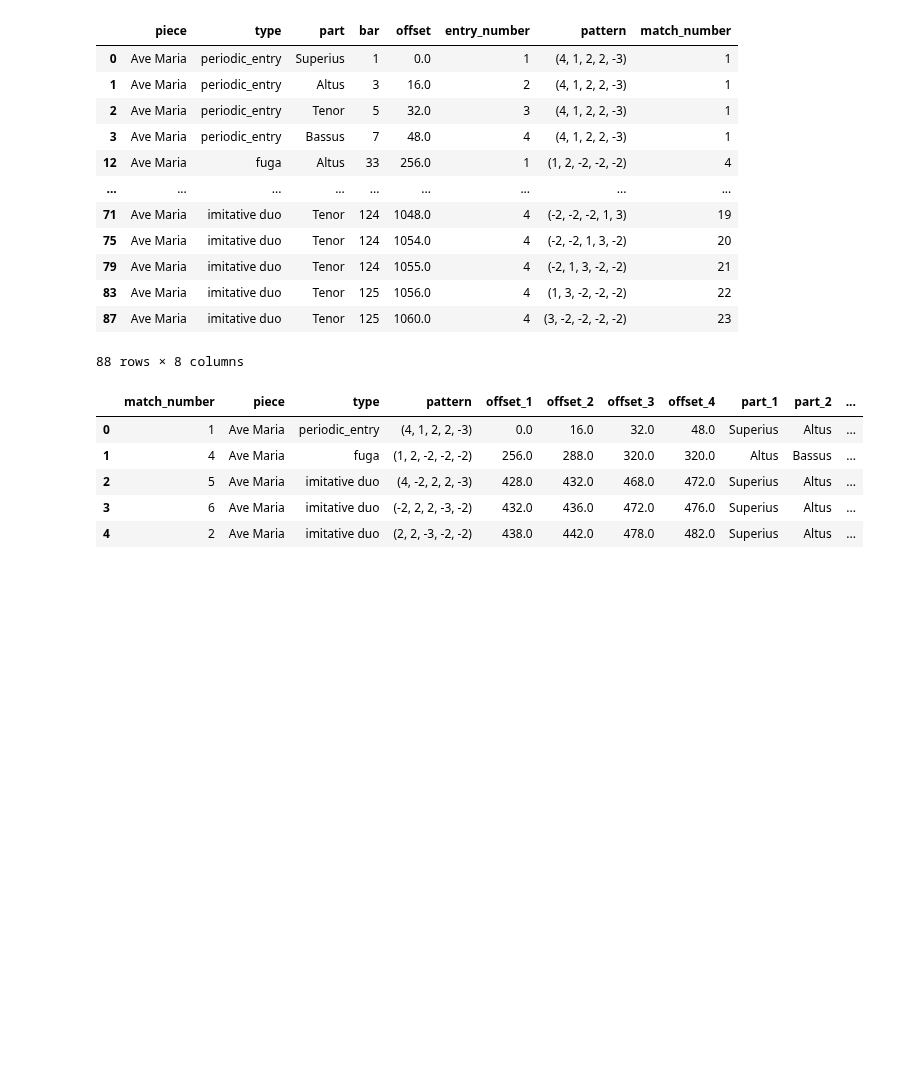
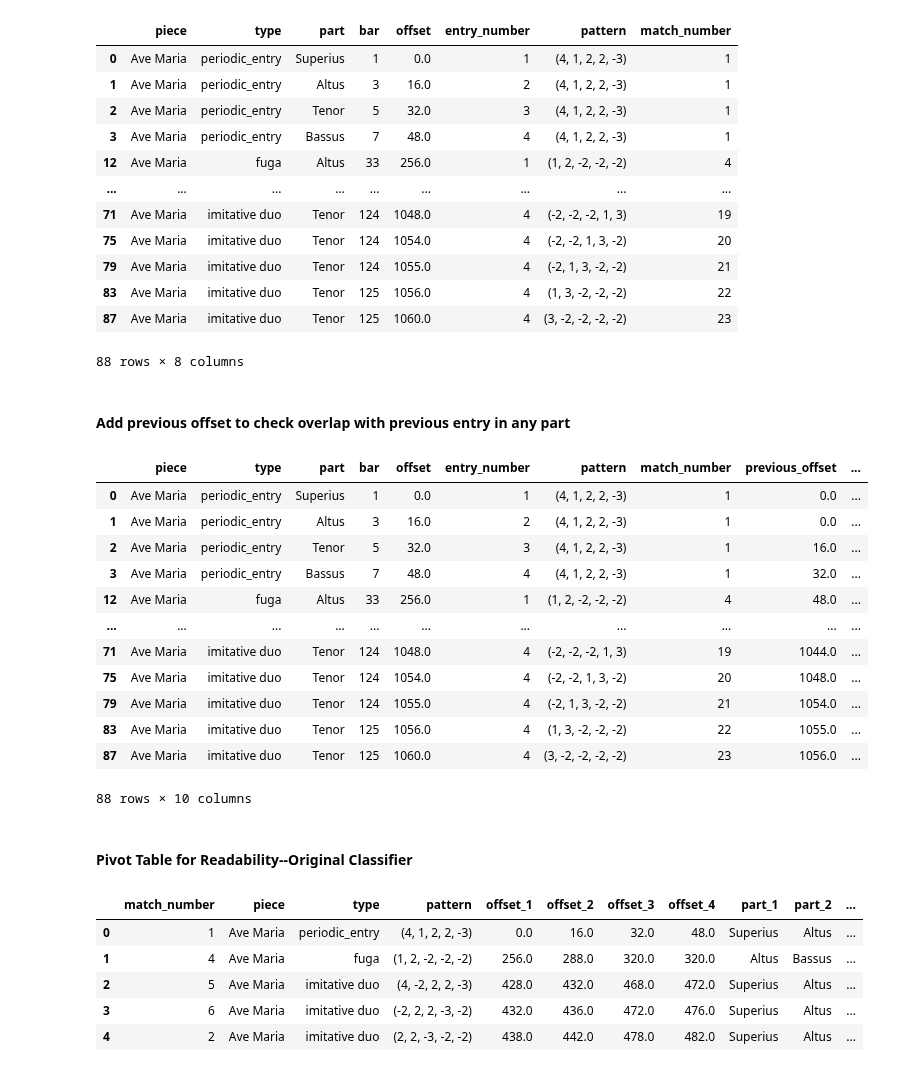
Before and after one commit to RichardFreedman/CRIM-notebooks, a Jupyter notebook: CRIM/CRIM_intervals_nb_1_8_21_dev.ipynb, the cells around one changed output. Cells and saved outputs as stored; diff of their text form; code cells hidden in the pictures; blank space fills up the shorter version.

Commit message:
Clean code improve classifier

```diff
--- a/CRIM/CRIM_intervals_nb_1_8_21_dev.ipynb
+++ b/CRIM/CRIM_intervals_nb_1_8_21_dev.ipynb
@@ -360,8 +359,8 @@ def classified_matches_to_pandas(matches):
 # %%
-df = classified_matches_to_pandas(cm)
+classified = classified_matches_to_pandas(cm)
 pd.set_option('display.max_rows', 50)
-df_sorted = df.sort_values("offset")
-df_sorted
+classified = classified.sort_values("offset")
+classified
 # %% [output]
 |  | piece | type | part | bar | offset | entry_number | pattern | match_number |
 | 0 | Ave Maria | periodic_entry | Superius | 1 | 0.0 | 1 | (4, 1, 2, 2, -3) | 1 |
@@ -376,4 +375,26 @@ df_sorted
 | 83 | Ave Maria | imitative duo | Tenor | 125 | 1056.0 | 4 | (1, 3, -2, -2, -2) | 22 |
 | 87 | Ave Maria | imitative duo | Tenor | 125 | 1060.0 | 4 | (3, -2, -2, -2, -2) | 23 |
 88 rows × 8 columns
+# %% [markdown]
+#### Add previous offset to check overlap with previous entry in any part
+# %%
+classified['previous_offset'] = classified['offset'].shift().fillna(0)
+classified['overlap'] = classified["offset"] - classified["previous_offset"]
+classified
+# %% [output]
+|  | piece | type | part | bar | offset | entry_number | pattern | match_number | previous_offset | ... |
+| 0 | Ave Maria | periodic_entry | Superius | 1 | 0.0 | 1 | (4, 1, 2, 2, -3) | 1 | 0.0 | ... |
+| 1 | Ave Maria | periodic_entry | Altus | 3 | 16.0 | 2 | (4, 1, 2, 2, -3) | 1 | 0.0 | ... |
+| 2 | Ave Maria | periodic_entry | Tenor | 5 | 32.0 | 3 | (4, 1, 2, 2, -3) | 1 | 16.0 | ... |
+| 3 | Ave Maria | periodic_entry | Bassus | 7 | 48.0 | 4 | (4, 1, 2, 2, -3) | 1 | 32.0 | ... |
+| 12 | Ave Maria | fuga | Altus | 33 | 256.0 | 1 | (1, 2, -2, -2, -2) | 4 | 48.0 | ... |
+| ... | ... | ... | ... | ... | ... | ... | ... | ... | ... | ... |
+| 71 | Ave Maria | imitative duo | Tenor | 124 | 1048.0 | 4 | (-2, -2, -2, 1, 3) | 19 | 1044.0 | ... |
+| 75 | Ave Maria | imitative duo | Tenor | 124 | 1054.0 | 4 | (-2, -2, 1, 3, -2) | 20 | 1048.0 | ... |
+| 79 | Ave Maria | imitative duo | Tenor | 124 | 1055.0 | 4 | (-2, 1, 3, -2, -2) | 21 | 1054.0 | ... |
+| 83 | Ave Maria | imitative duo | Tenor | 125 | 1056.0 | 4 | (1, 3, -2, -2, -2) | 22 | 1055.0 | ... |
+| 87 | Ave Maria | imitative duo | Tenor | 125 | 1060.0 | 4 | (3, -2, -2, -2, -2) | 23 | 1056.0 | ... |
+88 rows × 10 columns
+# %% [markdown]
+#### Pivot Table for Readability--Original Classifier
 # %%
```
Also changed, not shown: parts of 47 cells of this notebook, 3 other files.
